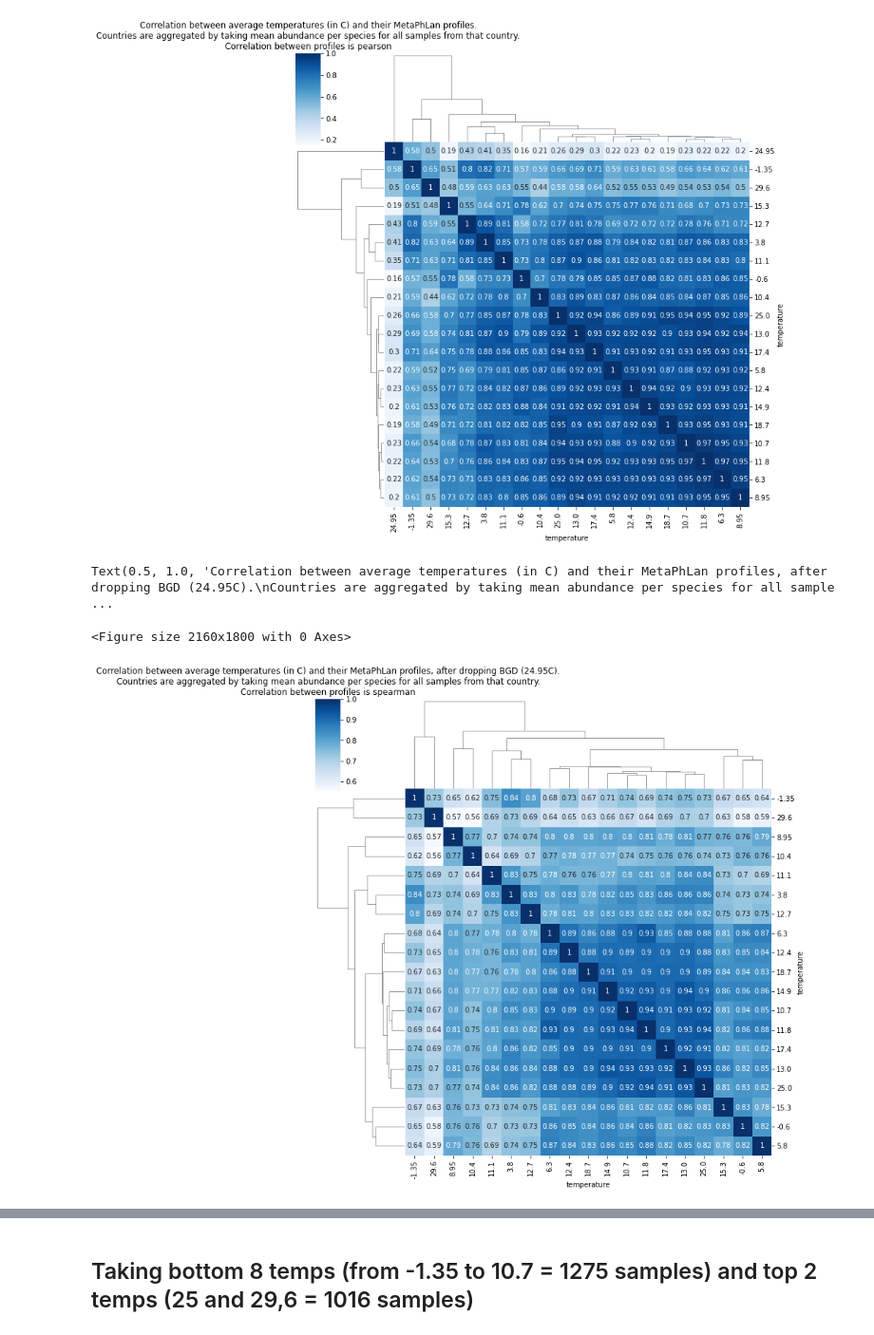
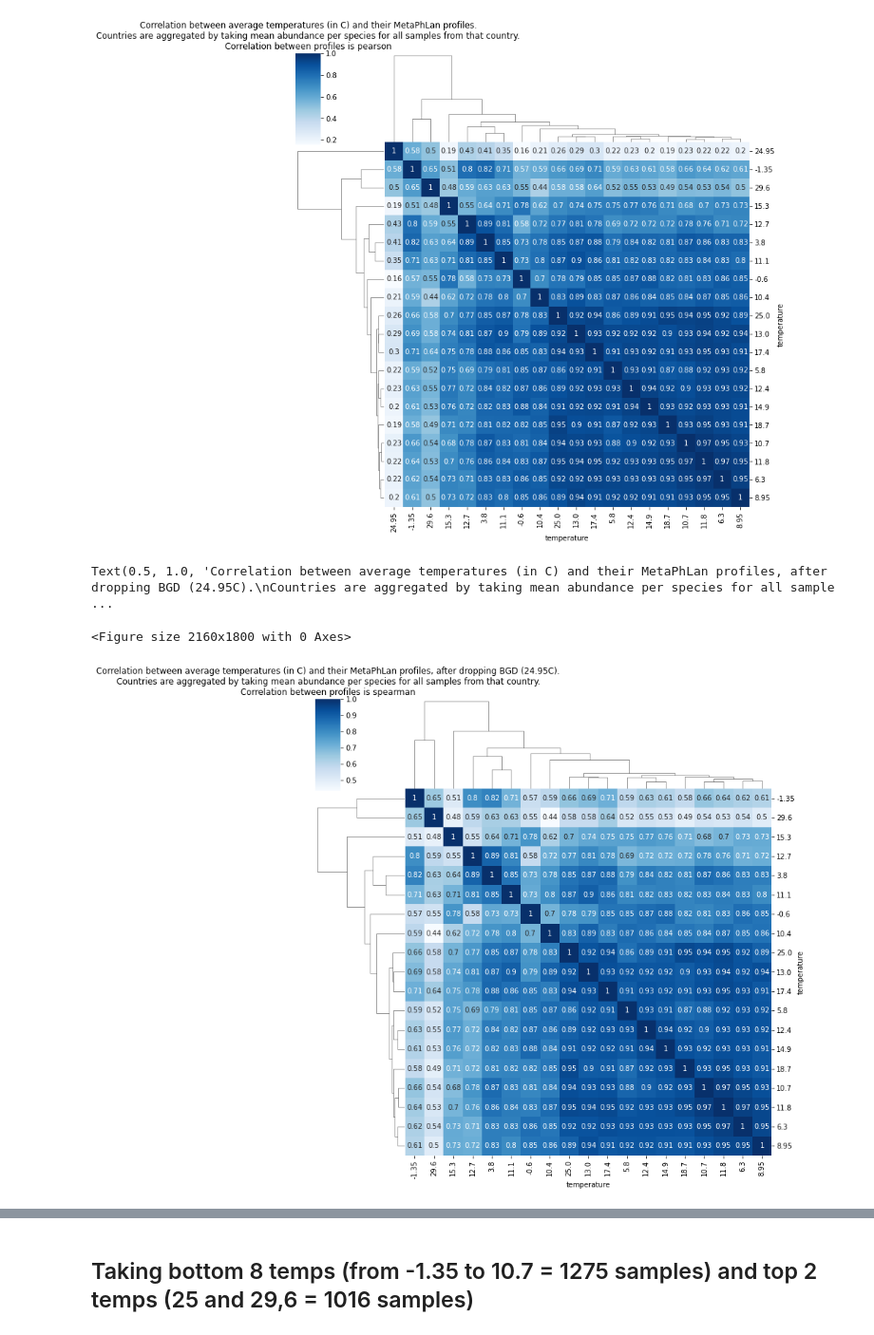
Before and after one commit to SilasK/HumanMetadata, a Jupyter notebook: Temperature_correlation.ipynb, the cells around one changed output, grey strips where cells are left out. Shown at 95% size. Saved outputs shown, nothing was run; the diff lists cells and outputs as text; code cells hidden in the pictures.

```diff
--- a/Temperature_correlation.ipynb
+++ b/Temperature_correlation.ipynb
@@ -84,13 +84,13 @@ Text(0.5, 1.0, 'Correlation between average temperatures (in C) and their MetaPh
 # %%
 #Dropping country corresponding to 24.95C - something is different about it (outlier)
 clr_transformed_with_temp = clr_transformed_with_temp[clr_transformed_with_temp["temperature"]!=24.95]
 general_corr = clr_transformed_with_temp.groupby("temperature").median().transpose()
 fig = plt.figure(figsize=(30,25))
-heatmap = sns.clustermap(general_corr.corr(method='spearman'), annot = True, cmap="Blues")
+heatmap = sns.clustermap(general_corr.corr(method='pearson'), annot = True, cmap="Blues")
 plt.title("Correlation between average temperatures (in C) and their MetaPhLan profiles, after dropping BGD (24.95C).\n"
           "Countries are aggregated by taking mean abundance per species for all samples from that country.\n"
           "Correlation between profiles is spearman")
 # %% [output]
 Text(0.5, 1.0, 'Correlation between average temperatures (in C) and their MetaPhLan profiles, after dropping BGD (24.95C).\nCountries are aggregated by taking mean abundance per species for all sample ...
 <Figure size 2160x1800 with 0 Axes>
-[figure, old version]
+[figure, new version]
```
Also changed, not shown: parts of 18 cells of this notebook.
